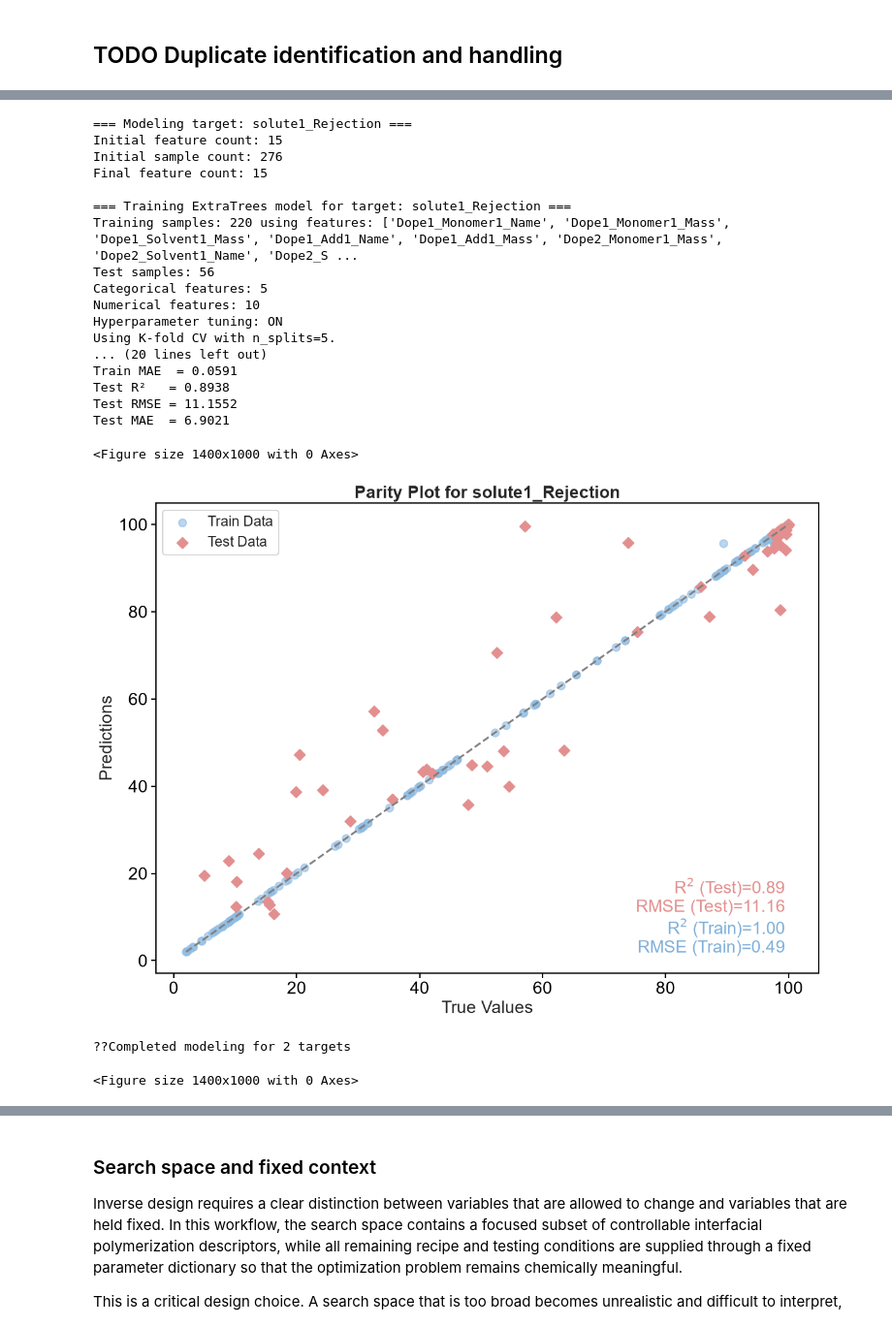
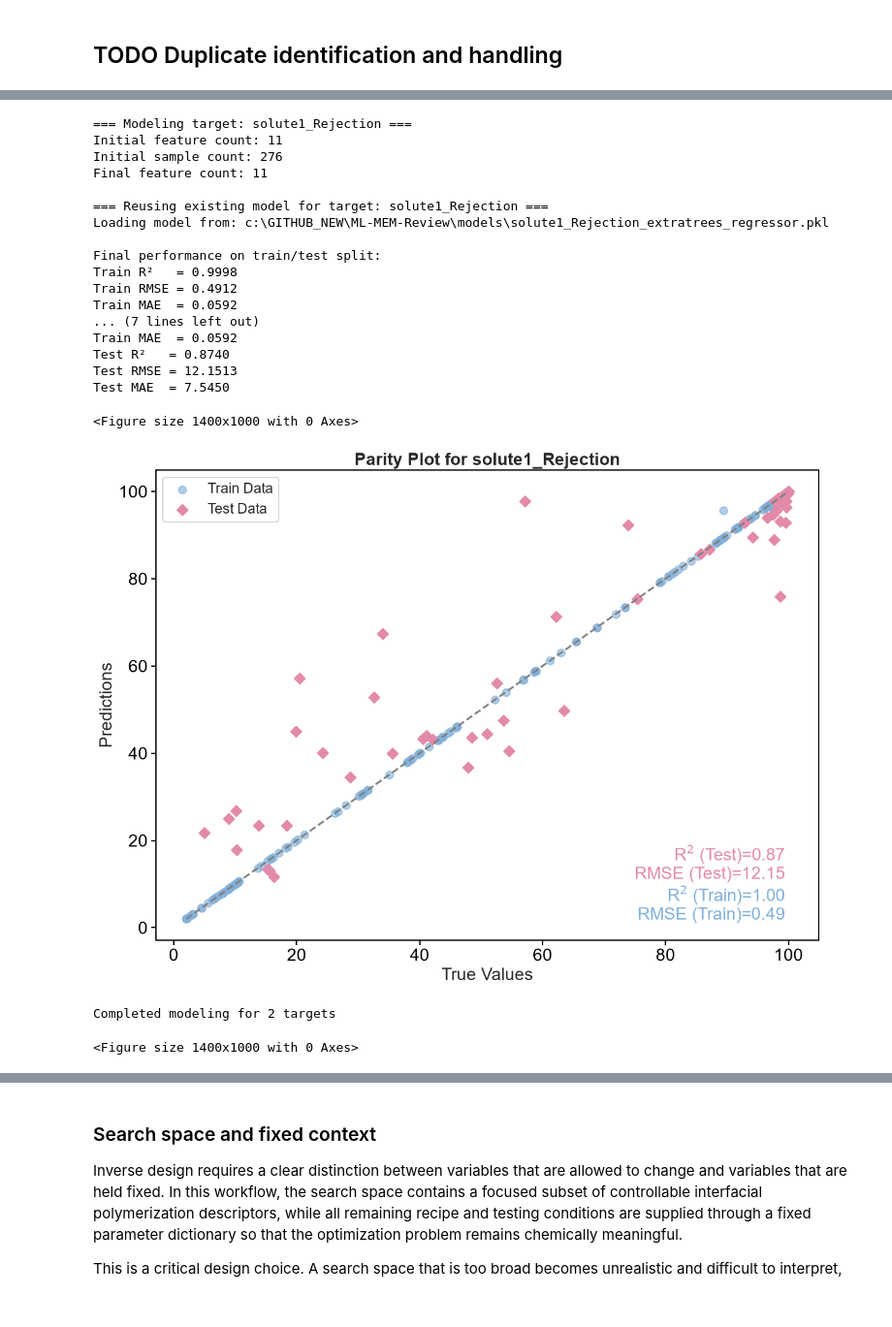
Before and after one commit to Oikiy/ML-MEM-Review, a Jupyter notebook: notebooks/Complete_notebook/Ml-MEM-Tut.ipynb, the cells around one changed output, grey strips where cells are left out. Shown at 97% size. Cells and saved outputs as stored; diff of their text form; code cells hidden in the pictures.

```diff
--- a/notebooks/Complete_notebook/Ml-MEM-Tut.ipynb
+++ b/notebooks/Complete_notebook/Ml-MEM-Tut.ipynb
@@ -405,11 +429,11 @@ variance_threshold = config["feature_engineering"]["low_variance_threshold"]
 
 df_enriched_filtered, _ = remove_low_variance_columns(
     df_enriched,
-    exclude_columns=targets,
+    exclude_columns=candidate_targets,
     variance_threshold=variance_threshold
 )
 
-print(f"??Applied variance threshold: {variance_threshold}")
+print(f"Applied variance threshold: {variance_threshold}")
 
 # Have a look at the filtered enriched dataframe before modeling
 df_enriched_filtered
@@ -542,0 +563,12 @@ base_features = [
+# %%
+from sklearn.base import clone
+from utl_model_arch import PipelineConfig, build_training_pipeline, get_hyperparameter_space, build_model_pipeline
+
+modeling_cfg = config["modeling"]
+pipeline_cfg_dict = modeling_cfg.get("pipeline", {})
+hyperparameter_space = get_hyperparameter_space(config)
+
+pipeline_template = build_training_pipeline(PipelineConfig(**pipeline_cfg_dict))
+print("Pipeline template built via utl_model_arch.PipelineConfig")
+
+print("Hyperparameter space keys:", list(hyperparameter_space.keys()))
@@ -560,20 +601,27 @@ The emphasis here is on a transparent, reproducible setup rather than exhaustive
 # %%
-from utl_modelling import *
+import importlib
+import utl_modelling
 from utl_fileIO import file_io
 
-# Loop over targets
-for target in targets:
+# Reload to ensure the notebook uses the latest src/utl_modelling.py changes.
+utl_modelling = importlib.reload(utl_modelling)
+train_model = utl_modelling.train_model
+evaluate_and_plot_parity = utl_modelling.evaluate_and_plot_parity
+
+# Loop over candidate targets
+for target in candidate_targets:
     print(f"\n=== Modeling target: {target} ===")
 
-    model_path = os.path.join(MODEL_PATH, f"{target}_extratrees.pkl")
+    # Clone to keep each target run isolated from fitted state.
+    model_pipeline = clone(pipeline_template)
 
-    pipe, X_train, X_test, y_train, y_test = train_and_save_extratrees_model(
-        df=df_enriched_filtered,              # or df if you don't use enrichment
-        base_features=base_features, # your chosen feature list
+    pipe, X_train, X_test, y_train, y_test = train_model(
+        df=df_enriched_filtered,
         target=target,
-        model_path=model_path,
-        use_kfold=config["modeling"]["use_kfold"],
-        use_hyperparam_tuning=config["modeling"]["use_hyperparam_tuning"],
+        pipeline=model_pipeline,
+        config_path=config["_config_path"],
+        force_retrain=False,
+        param_dist_override=hyperparameter_space,
     )
 
     # Predict on train and test
@@ -593,6 +641,6 @@ for target in targets:
     parity_fig = plt.gcf()
     file_io("save", "figure", FIGURES_DIR, f"parity_{safe_target}.png", data=parity_fig)
 
-print(f"??Completed modeling for {len(targets)} targets")
+print(f"Completed modeling for {len(candidate_targets)} targets")
 # %% [output]
 === Modeling target: Pure_Water_Permeability_{Lm^{-2}^h{-1}bar^{-1}} ===
@@ -616,22 +664,22 @@ Test MAE  = 1.6832
 === Modeling target: solute1_Rejection ===
-Initial feature count: 15
+Initial feature count: 11
 Initial sample count: 276
-Final feature count: 15
+Final feature count: 11
 
-=== Training ExtraTrees model for target: solute1_Rejection ===
-Training samples: 220 using features: ['Dope1_Monomer1_Name', 'Dope1_Monomer1_Mass', 'Dope1_Solvent1_Mass', 'Dope1_Add1_Name', 'Dope1_Add1_Mass', 'Dope2_Monomer1_Mass', 'Dope2_Solvent1_Name', 'Dope2_S ...
-Test samples: 56
-Categorical features: 5
-Numerical features: 10
-Hyperparameter tuning: ON
-Using K-fold CV with n_splits=5.
-... (20 lines left out)
-Train MAE  = 0.0591
-Test R²   = 0.8938
-Test RMSE = 11.1552
-Test MAE  = 6.9021
+=== Reusing existing model for target: solute1_Rejection ===
+Loading model from: c:\GITHUB_NEW\ML-MEM-Review\models\solute1_Rejection_extratrees_regressor.pkl
+
+Final performance on train/test split:
+Train R²   = 0.9998
+Train RMSE = 0.4912
+Train MAE  = 0.0592
+... (7 lines left out)
+Train MAE  = 0.0592
+Test R²   = 0.8740
+Test RMSE = 12.1513
+Test MAE  = 7.5450
 <Figure size 1400x1000 with 0 Axes>
-[figure, old version]
+[figure, new version]
-??Completed modeling for 2 targets
+Completed modeling for 2 targets
 <Figure size 1400x1000 with 0 Axes>
 # %% [markdown]
```
Also changed, not shown: parts of 37 cells of this notebook, 31 other files.
